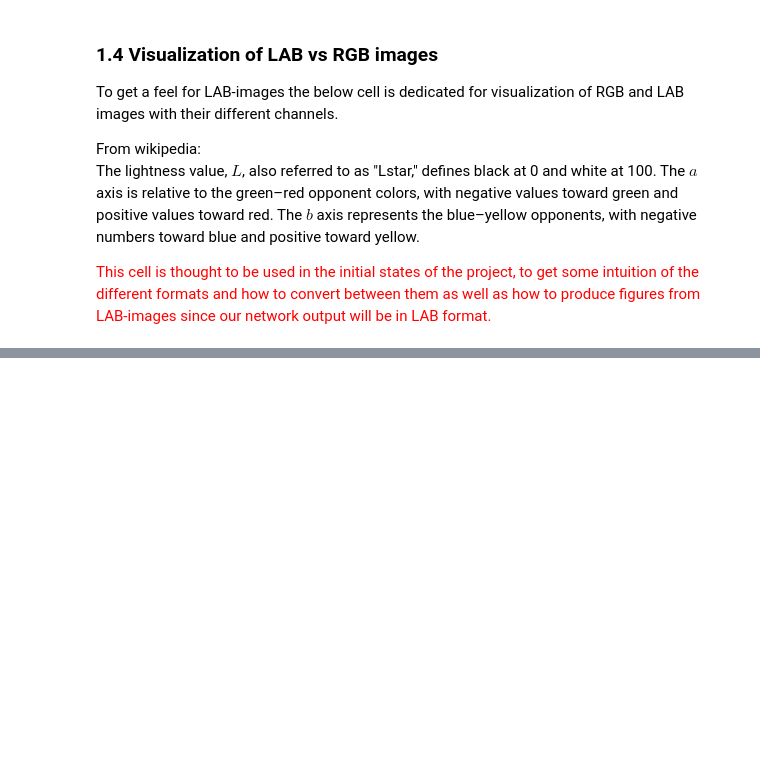
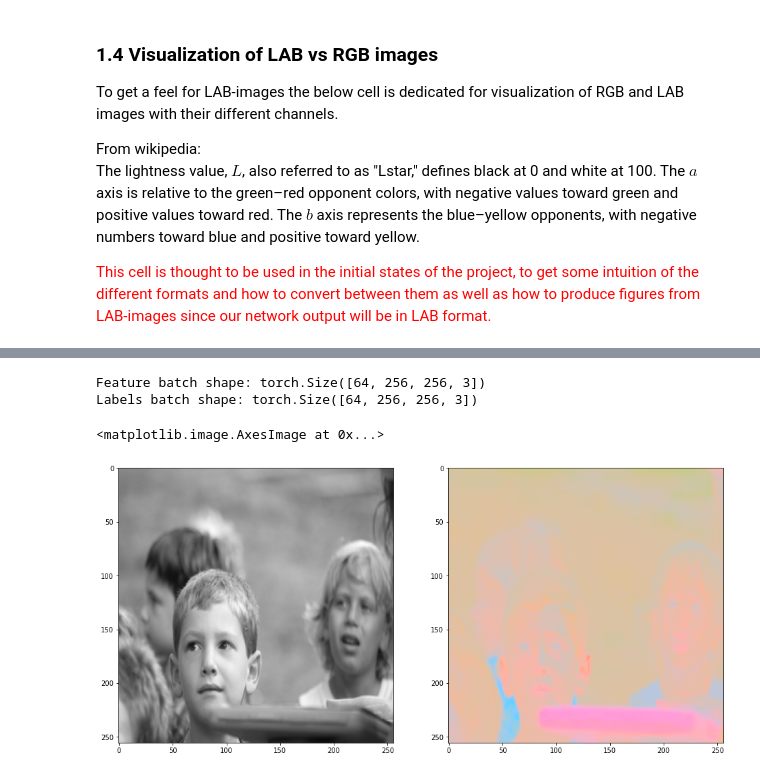
Before and after one commit to LjungPer/deep-learning-project, a Jupyter notebook: Project_notebook.ipynb, the cells around one changed output, grey strips where cells are left out. Cells and saved outputs as stored; diff of their text form; code cells hidden in the pictures; blank space fills up the shorter version.

Commit message:
Added first version of dataset (and remembered to copy new code from temp into project_notebook)

```diff
--- a/Project_notebook.ipynb
+++ b/Project_notebook.ipynb
@@ -145,0 +157,51 @@ Text(0.5, 1.0, 'LAB $b$ channel values (unnormalized)')
+# %%
+class LABImageFolder(datasets.ImageFolder):
+  """Convert images to LAB-format and output lightness channel as well as a & b channels"""
+  def __getitem__(self, index):
+    path, target = self.imgs[index]
+    sample = self.loader(path)
+    if self.transform is not None:
+        rgb_image = self.transform(sample)
+        lab = color.rgb2lab(rgb_image)
+        lab_scaled = (lab + [0, 128, 128]) / [100, 255, 255]
+        L_channel = np.zeros(lab_scaled.shape)
+        L_channel[:,:,0] += lab_scaled[:,:,0]
+        ab_channels = np.zeros(lab_scaled.shape)
+        ab_channels[:,:,1:3] += lab_scaled[:,:,1:3]
+        sample_grayscale = torch.from_numpy(L_channel)
+        sample_ab = torch.from_numpy(ab_channels)
+    if self.target_transform is not None:
+        target = self.target_transform(target)
+    return sample_grayscale, sample_ab, target
+
+# Train
+train_transforms = transforms.Compose([transforms.Resize(256)])
+train_imagefolder = LABImageFolder('images/train/', train_transforms)
+train_loader = torch.utils.data.DataLoader(train_imagefolder, batch_size=64, shuffle=True)
+
+# Validation
+val_transforms = transforms.Compose([transforms.Resize(256)])
+val_imagefolder = LABImageFolder('images/val/' , val_transforms)
+val_loader = torch.utils.data.DataLoader(val_imagefolder, batch_size=64, shuffle=False)
+
+samples_grayscale, samples_ab, _ = next(iter(train_loader))
+print(f"Feature batch shape: {samples_grayscale.size()}")
+print(f"Labels batch shape: {samples_ab.size()}")
+fig, ax = plt.subplots(1,2,figsize=(16,10))
+lightness_channel_test = samples_grayscale[0].squeeze()
+lightness_channel_test *= 100
+lightness_channel_test = color.lab2rgb(lightness_channel_test)
+ab_channel_test = samples_ab[0].squeeze()
+ab_channel_test[:,:,0] += 80 # add lightness
+ab_channel_test[:,:,1] *= 255
+ab_channel_test[:,:,2] *= 255
+ab_channel_test[:,:,1] -= 128
+ab_channel_test[:,:,2] -= 128
+ab_channel_test = color.lab2rgb(ab_channel_test)
+ax[0].imshow(lightness_channel_test)
+ax[1].imshow(ab_channel_test)
+# %% [output]
+Feature batch shape: torch.Size([64, 256, 256, 3])
+Labels batch shape: torch.Size([64, 256, 256, 3])
+<matplotlib.image.AxesImage at 0x...>
+[figure, added]
```
Also changed, not shown: parts of 4 cells of this notebook.
